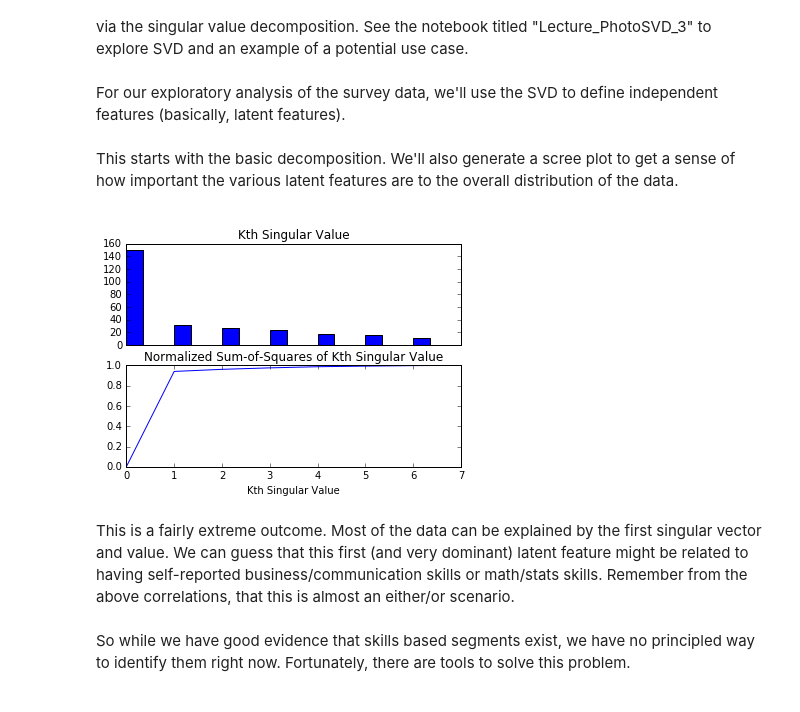
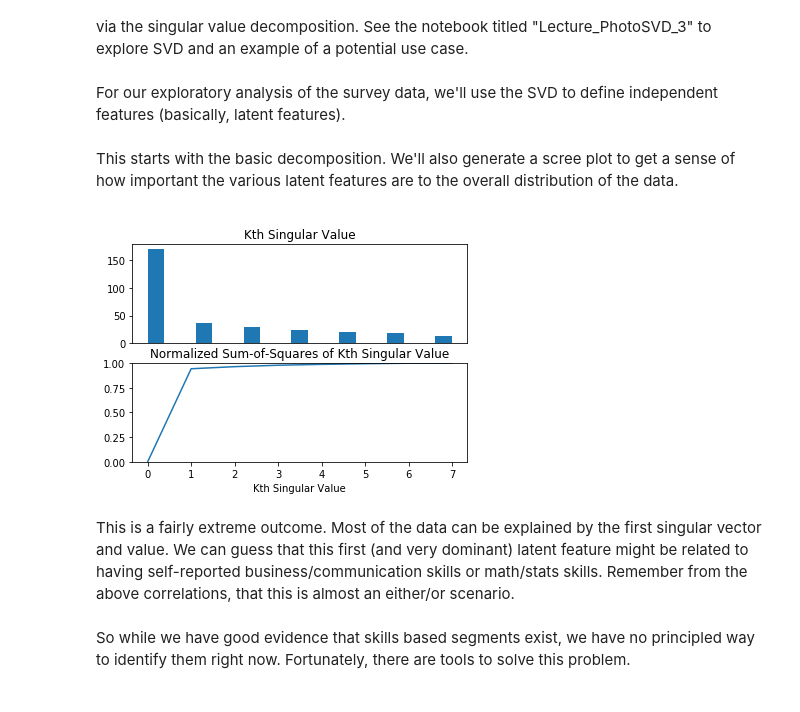
Before and after one commit to briandalessandro/DataScienceCourse, a Jupyter notebook: ipython/python35/Lecture_Clustering_3.ipynb, the cells around one changed output. Cells and saved outputs as stored; diff of their text form; code cells hidden in the pictures.

```diff
--- a/ipython/python35/Lecture_Clustering_3.ipynb
+++ b/ipython/python35/Lecture_Clustering_3.ipynb
@@ -40,7 +40,7 @@ cwd = os.getcwd()
 datadir = '/'.join(cwd.split('/')[0:-1]) + '/data/'
 
 
-d = pd.read_csv(datadir + 'survey_responses_2017.csv', header = 0, sep=',')
+d = pd.read_csv(datadir + 'survey_responses_2018.csv', header = 0, sep=',')
 dpro = d[['profile_{}'.format(k + 1) for k in range(7)]]
 dpro.columns = ['Viz', 'CS', 'Math', 'Stats', 'ML', 'Bus', 'Com']
 
@@ -102,14 +102,14 @@ This starts with the basic decomposition. We'll also generate a scree plot to ge
 # %%
 import sys
 import course_utils as bd
 
-U, sig, Vt = np.linalg.svd(dpro, full_matrices=0)
+U, sig, Vt = np.linalg.svd(dpro, full_matrices=False)
 
 bd.plotSVD(sig)
 
 plt.show()
 # %% [output]
-[figure, old version]
+[figure, new version]
 # %% [markdown]
 <p>This is a fairly extreme outcome. Most of the data can be explained by the first singular vector and value. We can guess that this first (and very dominant) latent feature might be related to having self-reported business/communication skills or math/stats skills. Remember from the above correlations, that this is almost an either/or scenario.<br><br>
 So while we have good evidence that skills based segments exist, we have no principled way to identify them right now. Fortunately, there are tools to solve this problem.
```
Also changed, not shown: parts of 14 cells of this notebook.
